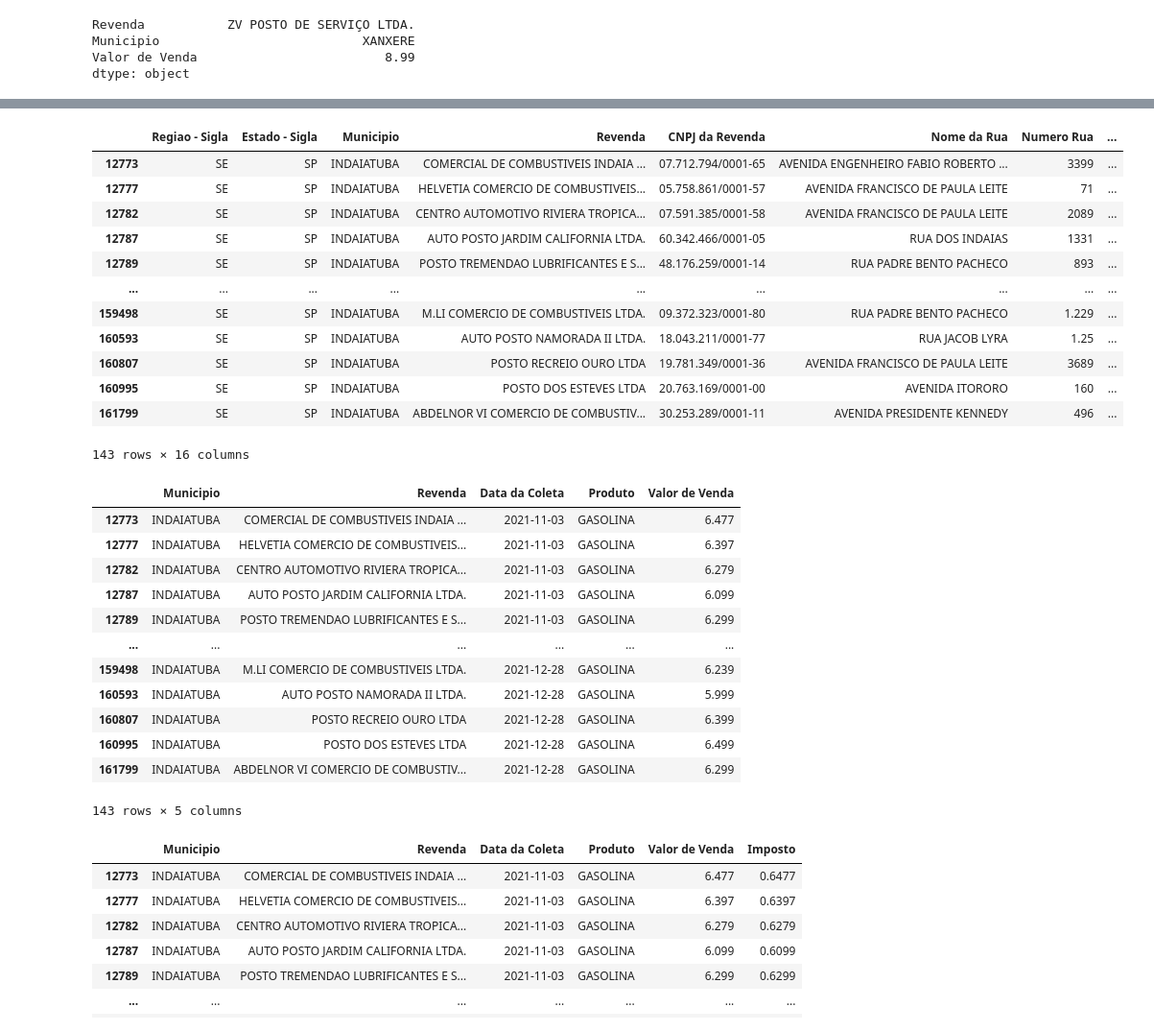
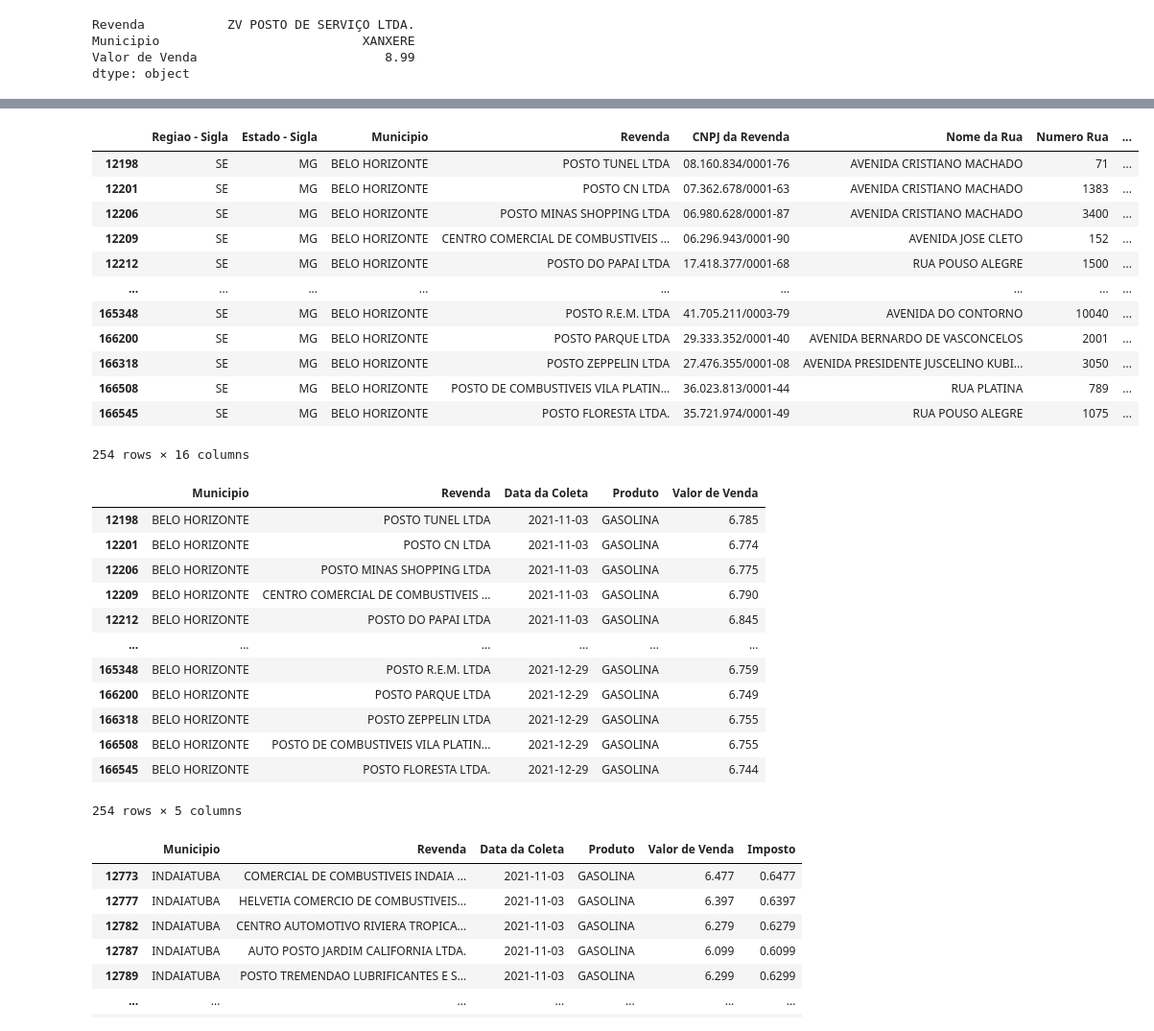
Before and after one commit to almocontim/Python_Pandas, a Jupyter notebook: Primeiro_Exemplo_em_Pandas.ipynb, the cells around one changed output, grey strips where cells are left out. Shown at 96% size. Drawn from its saved outputs; the diff is of its cells as text; code cells hidden in the pictures.

```diff
--- a/Primeiro_Exemplo_em_Pandas.ipynb
+++ b/Primeiro_Exemplo_em_Pandas.ipynb
@@ -11,7 +11,7 @@ Data: 6 e 7 de fevereiro de 2023
 Hello World!
 # %%
 import pandas as pd
-combustiveis_df = pd.read_excel("/ca-2021-02.xlsx")
+combustiveis_df = pd.read_excel("/content/ca-2021-02.xlsx")
 print(combustiveis_df)
 # %% [output]
        Regiao - Sigla Estado - Sigla  Municipio  \
@@ -196,0 +252,4 @@ dtype: object
+# %%
+combustiveis_df['Ativo'] = True
+print(combustiveis_df.info())
+display(combustiveis_df.head())
@@ -197,42 +289,42 @@ dtype: object
 # %%
 #Múltiplas condições
 # %%
-vendas_gasolina_df = combustiveis_df.loc[(combustiveis_df['Produto'] == 'GASOLINA') & (combustiveis_df['Municipio'] == 'INDAIATUBA')]
+vendas_gasolina_df = combustiveis_df.loc[(combustiveis_df['Produto'] == 'GASOLINA') & (combustiveis_df['Municipio'] == 'BELO HORIZONTE')]
 display(vendas_gasolina_df)
 # %% [output]
 |  | Regiao - Sigla | Estado - Sigla | Municipio | Revenda | CNPJ da Revenda | Nome da Rua | Numero Rua | ... |
-| 12773 | SE | SP | INDAIATUBA | COMERCIAL DE COMBUSTIVEIS INDAIA ... | 07.712.794/0001-65 | AVENIDA ENGENHEIRO FABIO ROBERTO ... | 3399 | ... |
-| 12777 | SE | SP | INDAIATUBA | HELVETIA COMERCIO DE COMBUSTIVEIS... | 05.758.861/0001-57 | AVENIDA FRANCISCO DE PAULA LEITE | 71 | ... |
-| 12782 | SE | SP | INDAIATUBA | CENTRO AUTOMOTIVO RIVIERA TROPICA... | 07.591.385/0001-58 | AVENIDA FRANCISCO DE PAULA LEITE | 2089 | ... |
-| 12787 | SE | SP | INDAIATUBA | AUTO POSTO JARDIM CALIFORNIA LTDA. | 60.342.466/0001-05 | RUA DOS INDAIAS | 1331 | ... |
-| 12789 | SE | SP | INDAIATUBA | POSTO TREMENDAO LUBRIFICANTES E S... | 48.176.259/0001-14 | RUA PADRE BENTO PACHECO | 893 | ... |
+| 12198 | SE | MG | BELO HORIZONTE | POSTO TUNEL LTDA | 08.160.834/0001-76 | AVENIDA CRISTIANO MACHADO | 71 | ... |
+| 12201 | SE | MG | BELO HORIZONTE | POSTO CN LTDA | 07.362.678/0001-63 | AVENIDA CRISTIANO MACHADO | 1383 | ... |
+| 12206 | SE | MG | BELO HORIZONTE | POSTO MINAS SHOPPING LTDA | 06.980.628/0001-87 | AVENIDA CRISTIANO MACHADO | 3400 | ... |
+| 12209 | SE | MG | BELO HORIZONTE | CENTRO COMERCIAL DE COMBUSTIVEIS ... | 06.296.943/0001-90 | AVENIDA JOSE CLETO | 152 | ... |
+| 12212 | SE | MG | BELO HORIZONTE | POSTO DO PAPAI LTDA | 17.418.377/0001-68 | RUA POUSO ALEGRE | 1500 | ... |
 | ... | ... | ... | ... | ... | ... | ... | ... | ... |
-| 159498 | SE | SP | INDAIATUBA | M.LI COMERCIO DE COMBUSTIVEIS LTDA. | 09.372.323/0001-80 | RUA PADRE BENTO PACHECO | 1.229 | ... |
-| 160593 | SE | SP | INDAIATUBA | AUTO POSTO NAMORADA II LTDA. | 18.043.211/0001-77 | RUA JACOB LYRA | 1.25 | ... |
-| 160807 | SE | SP | INDAIATUBA | POSTO RECREIO OURO LTDA | 19.781.349/0001-36 | AVENIDA FRANCISCO DE PAULA LEITE | 3689 | ... |
-| 160995 | SE | SP | INDAIATUBA | POSTO DOS ESTEVES LTDA | 20.763.169/0001-00 | AVENIDA ITORORO | 160 | ... |
-| 161799 | SE | SP | INDAIATUBA | ABDELNOR VI COMERCIO DE COMBUSTIV... | 30.253.289/0001-11 | AVENIDA PRESIDENTE KENNEDY | 496 | ... |
+| 165348 | SE | MG | BELO HORIZONTE | POSTO R.E.M. LTDA | 41.705.211/0003-79 | AVENIDA DO CONTORNO | 10040 | ... |
+| 166200 | SE | MG | BELO HORIZONTE | POSTO PARQUE LTDA | 29.333.352/0001-40 | AVENIDA BERNARDO DE VASCONCELOS | 2001 | ... |
+| 166318 | SE | MG | BELO HORIZONTE | POSTO ZEPPELIN LTDA | 27.476.355/0001-08 | AVENIDA PRESIDENTE JUSCELINO KUBI... | 3050 | ... |
+| 166508 | SE | MG | BELO HORIZONTE | POSTO DE COMBUSTIVEIS VILA PLATIN... | 36.023.813/0001-44 | RUA PLATINA | 789 | ... |
+| 166545 | SE | MG | BELO HORIZONTE | POSTO FLORESTA LTDA. | 35.721.974/0001-49 | RUA POUSO ALEGRE | 1075 | ... |
-143 rows × 16 columns
+254 rows × 16 columns
 # %%
 #Condicional especificando Colunas
 # %%
-vendas_gasolina_df = combustiveis_df.loc[(combustiveis_df['Produto'] == 'GASOLINA') & (combustiveis_df['Municipio'] == 'INDAIATUBA'),
+vendas_gasolina_df = combustiveis_df.loc[(combustiveis_df['Produto'] == 'GASOLINA') & (combustiveis_df['Municipio'] == 'BELO HORIZONTE'),
                                          ['Municipio', 'Revenda', 'Data da Coleta', 'Produto', 'Valor de Venda']]
 display(vendas_gasolina_df)
 # %% [output]
 |  | Municipio | Revenda | Data da Coleta | Produto | Valor de Venda |
-| 12773 | INDAIATUBA | COMERCIAL DE COMBUSTIVEIS INDAIA ... | 2021-11-03 | GASOLINA | 6.477 |
-| 12777 | INDAIATUBA | HELVETIA COMERCIO DE COMBUSTIVEIS... | 2021-11-03 | GASOLINA | 6.397 |
-| 12782 | INDAIATUBA | CENTRO AUTOMOTIVO RIVIERA TROPICA... | 2021-11-03 | GASOLINA | 6.279 |
-| 12787 | INDAIATUBA | AUTO POSTO JARDIM CALIFORNIA LTDA. | 2021-11-03 | GASOLINA | 6.099 |
-| 12789 | INDAIATUBA | POSTO TREMENDAO LUBRIFICANTES E S... | 2021-11-03 | GASOLINA | 6.299 |
+| 12198 | BELO HORIZONTE | POSTO TUNEL LTDA | 2021-11-03 | GASOLINA | 6.785 |
+| 12201 | BELO HORIZONTE | POSTO CN LTDA | 2021-11-03 | GASOLINA | 6.774 |
+| 12206 | BELO HORIZONTE | POSTO MINAS SHOPPING LTDA | 2021-11-03 | GASOLINA | 6.775 |
+| 12209 | BELO HORIZONTE | CENTRO COMERCIAL DE COMBUSTIVEIS ... | 2021-11-03 | GASOLINA | 6.790 |
+| 12212 | BELO HORIZONTE | POSTO DO PAPAI LTDA | 2021-11-03 | GASOLINA | 6.845 |
 | ... | ... | ... | ... | ... | ... |
-| 159498 | INDAIATUBA | M.LI COMERCIO DE COMBUSTIVEIS LTDA. | 2021-12-28 | GASOLINA | 6.239 |
-| 160593 | INDAIATUBA | AUTO POSTO NAMORADA II LTDA. | 2021-12-28 | GASOLINA | 5.999 |
-| 160807 | INDAIATUBA | POSTO RECREIO OURO LTDA | 2021-12-28 | GASOLINA | 6.399 |
-| 160995 | INDAIATUBA | POSTO DOS ESTEVES LTDA | 2021-12-28 | GASOLINA | 6.499 |
-| 161799 | INDAIATUBA | ABDELNOR VI COMERCIO DE COMBUSTIV... | 2021-12-28 | GASOLINA | 6.299 |
+| 165348 | BELO HORIZONTE | POSTO R.E.M. LTDA | 2021-12-29 | GASOLINA | 6.759 |
+| 166200 | BELO HORIZONTE | POSTO PARQUE LTDA | 2021-12-29 | GASOLINA | 6.749 |
+| 166318 | BELO HORIZONTE | POSTO ZEPPELIN LTDA | 2021-12-29 | GASOLINA | 6.755 |
+| 166508 | BELO HORIZONTE | POSTO DE COMBUSTIVEIS VILA PLATIN... | 2021-12-29 | GASOLINA | 6.755 |
+| 166545 | BELO HORIZONTE | POSTO FLORESTA LTDA. | 2021-12-29 | GASOLINA | 6.744 |
-143 rows × 5 columns
+254 rows × 5 columns
 # %%
 #Informação nova partir de uma coluna que existe
 # %%
```
Also changed, not shown: parts of 13 cells of this notebook.
